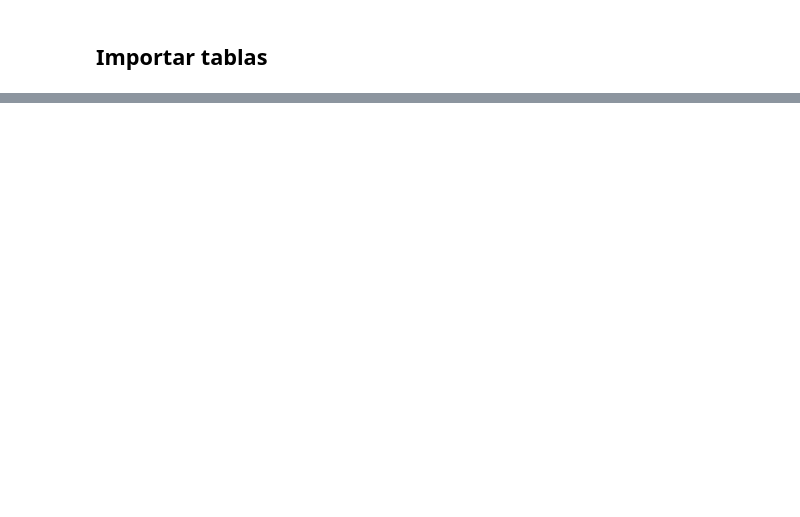
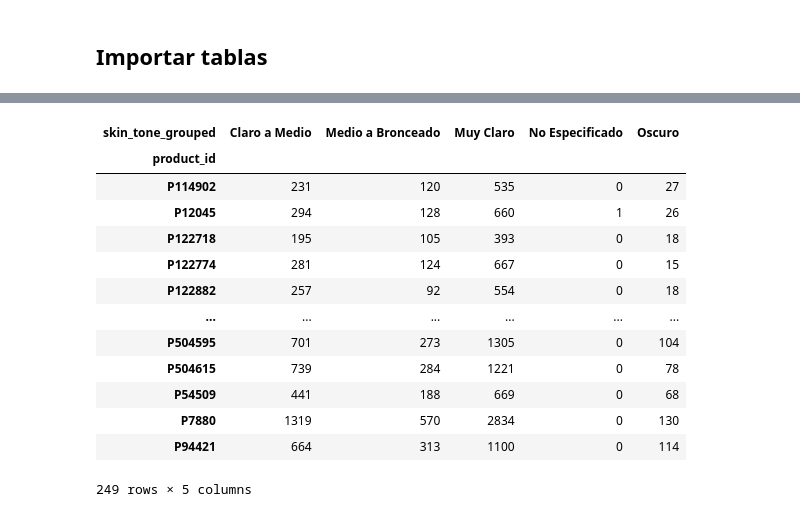
Before and after one commit to MonicaMiras/Sephora, a Jupyter notebook: sephora.ipynb, the cells around one changed output, grey strips where cells are left out. Drawn from its saved outputs; the diff is of its cells as text; code cells hidden in the pictures; blank space fills up the shorter version.

```diff
--- a/sephora.ipynb
+++ b/sephora.ipynb
@@ -27,0 +326,18 @@ reviews1.head(2)
+# %%
+skin_tone_groups_counts = reviews1.groupby(['product_id', 'skin_tone_grouped']).size().unstack(fill_value=0)
+skin_tone_groups_counts
+# %% [output]
+| skin_tone_grouped | Claro a Medio | Medio a Bronceado | Muy Claro | No Especificado | Oscuro |
+| product_id |  |  |  |  |  |
+| P114902 | 231 | 120 | 535 | 0 | 27 |
+| P12045 | 294 | 128 | 660 | 1 | 26 |
+| P122718 | 195 | 105 | 393 | 0 | 18 |
+| P122774 | 281 | 124 | 667 | 0 | 15 |
+| P122882 | 257 | 92 | 554 | 0 | 18 |
+| ... | ... | ... | ... | ... | ... |
+| P504595 | 701 | 273 | 1305 | 0 | 104 |
+| P504615 | 739 | 284 | 1221 | 0 | 78 |
+| P54509 | 441 | 188 | 669 | 0 | 68 |
+| P7880 | 1319 | 570 | 2834 | 0 | 130 |
+| P94421 | 664 | 313 | 1100 | 0 | 114 |
+249 rows × 5 columns
```
Also changed, not shown: parts of 42 cells of this notebook.
